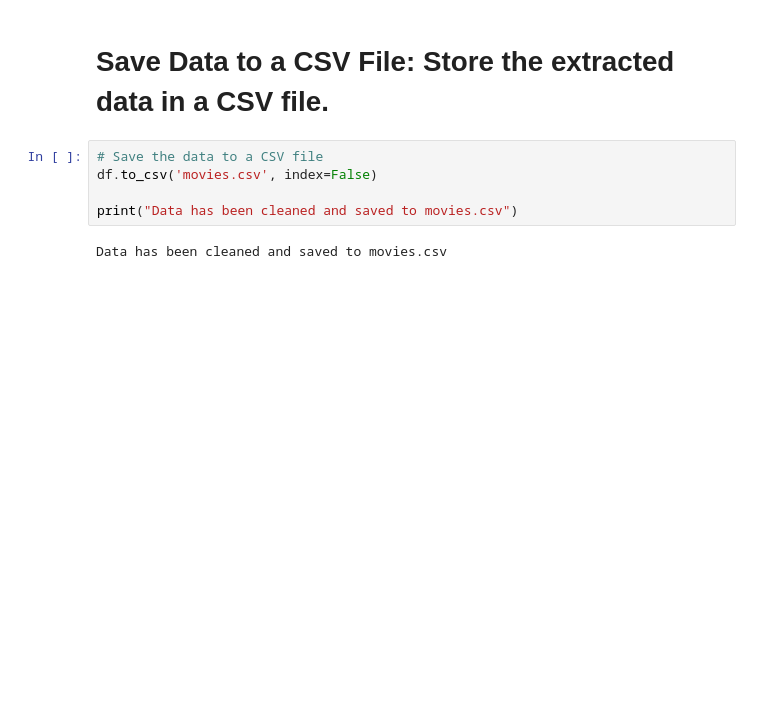
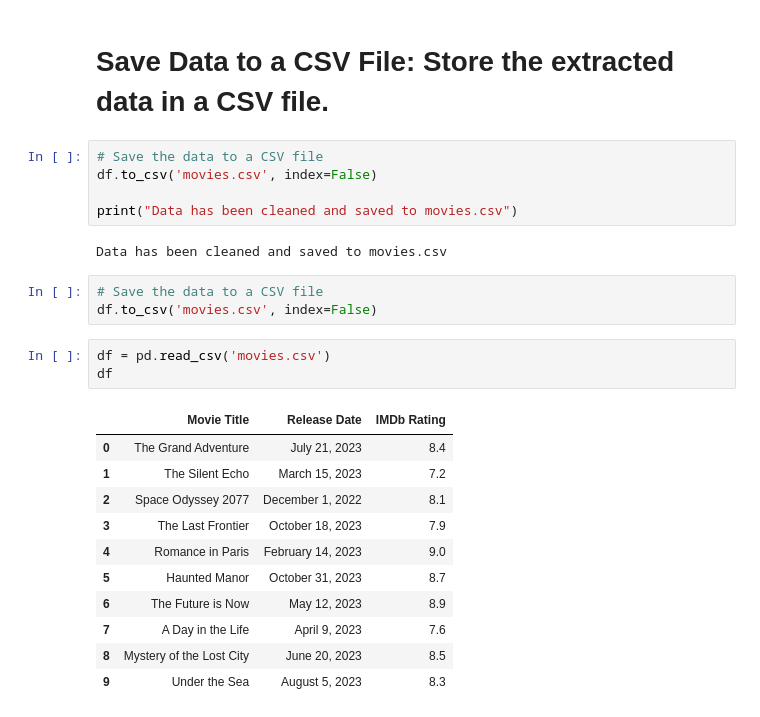
Before and after one commit to Anjaligrg/Assignments-BDA58, a Jupyter notebook: Anjali Gurung Web scrapping week 2.ipynb, the cells around one changed output. Drawn from its saved outputs; the diff is of its cells as text; blank space fills up the shorter version.

```diff
--- a/Anjali Gurung Web scrapping week 2.ipynb
+++ b/Anjali Gurung Web scrapping week 2.ipynb
@@ -400,3 +401,21 @@ df.to_csv('movies.csv', index=False)
 print("Data has been cleaned and saved to movies.csv")
 # %% [output]
 Data has been cleaned and saved to movies.csv
+# %%
+# Save the data to a CSV file
+df.to_csv('movies.csv', index=False)
+# %%
+df = pd.read_csv('movies.csv')
+df
+# %% [output]
+|  | Movie Title | Release Date | IMDb Rating |
+| 0 | The Grand Adventure | July 21, 2023 | 8.4 |
+| 1 | The Silent Echo | March 15, 2023 | 7.2 |
+| 2 | Space Odyssey 2077 | December 1, 2022 | 8.1 |
+| 3 | The Last Frontier | October 18, 2023 | 7.9 |
+| 4 | Romance in Paris | February 14, 2023 | 9.0 |
+| 5 | Haunted Manor | October 31, 2023 | 8.7 |
+| 6 | The Future is Now | May 12, 2023 | 8.9 |
+| 7 | A Day in the Life | April 9, 2023 | 7.6 |
+| 8 | Mystery of the Lost City | June 20, 2023 | 8.5 |
+| 9 | Under the Sea | August 5, 2023 | 8.3 |
```
Also changed, not shown: parts of 5 cells of this notebook.
